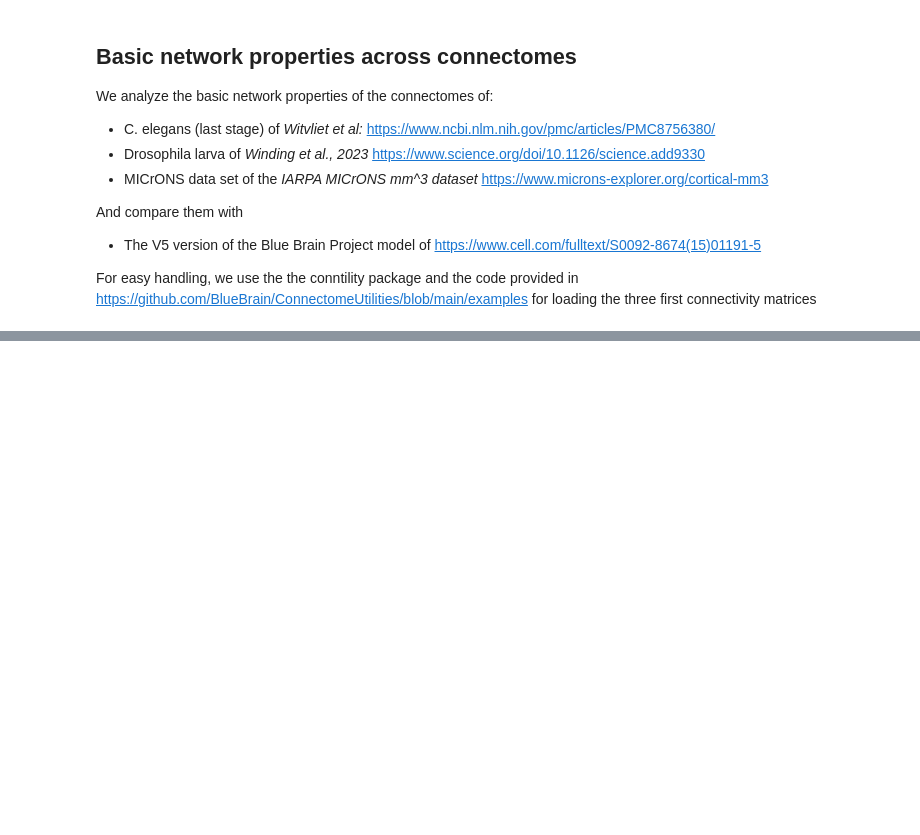
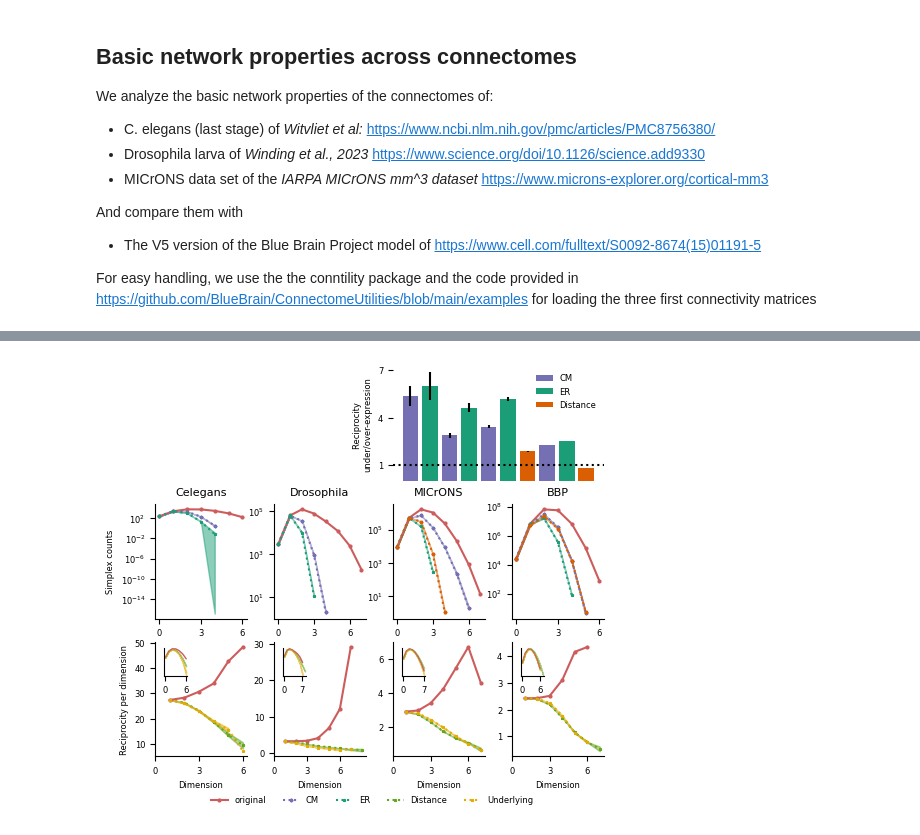
Before and after one commit to BlueBrain/reliability-and-structure, a Jupyter notebook: data_analysis/structural/visualization_and_notebooks/Basic_properties_all_connectomes.ipynb, the cells around one changed output, grey strips where cells are left out. Cells and saved outputs as stored; diff of their text form; code cells hidden in the pictures; blank space fills up the shorter version.

```diff
--- a/data_analysis/structural/visualization_and_notebooks/Basic_properties_all_connectomes.ipynb
+++ b/data_analysis/structural/visualization_and_notebooks/Basic_properties_all_connectomes.ipynb
@@ -259,3 +216,72 @@ fig.savefig("figs/basic_props_opt0.pdf", transparent=True, bbox_inches='tight')
+# %%
+# OPTION 1- log
+width=21*0.7/conversion
+mosaic = [['.', '.', 'rc_den','rc_den'],
+            ['sc_a', 'sc_b','sc_c', 'sc_d'],
+           ['rc_a', 'rc_b','rc_c', 'rc_d']]
+fig, axes =plt.subplot_mosaic(mosaic,figsize=(width, width*3.5/4))
+
+# Reciprocal density
+plot_rc_bar(axes['rc_den'], connectomes)
+axes['rc_den'].axline((0,1), slope=0, linestyle="dotted", color="black")
+axes['rc_den'].set_ylabel("Reciprocity \nunder/over-expression", fontsize=labelsize)
+
+axs=np.array([axes[key] for key in list(axes.keys())[1:]]).reshape(2,4)# For easy handling
+for j, conn in enumerate(connectomes):
+    axs[0, j].set_title(conn, fontsize=titlesize)
+for ax in axs.flatten():
+    ax.tick_params(axis='both', labelsize=ticksize)
+    ax.spines[["top", "right"]].set_visible(False)
+labels=['original']
+for j, conn in enumerate(connectomes):
+    # Simplex counts
+    i=0
+    axs[i,0].set_ylabel("Simplex counts", fontsize=labelsize)
+    for ctr in sc[conn].keys():
+        axs[i,j].set_yscale('log')
+        if ctr=='original':
+            axs[i,j].plot(sc[conn][ctr], color=colors[ctr], marker=markers[ctr],ms=marker_size)
+        elif (ctr!='underlying_model') and (ctr!='bishuffled_model'):
+            if conn=='MICrONS': labels+=[legend[ctr]]
+            df=pd.DataFrame.from_dict(sc[conn][ctr]).fillna(0).astype(int)
+            plot_control(axs[i,j],df,ctr,alpha=0.5, linestyle="dotted", marker=markers[ctr])
+        axs[i,j].minorticks_off()
+
+    # Reciprocal connections
+    i=1
+    axs[i,0].set_ylabel("Reciprocity per dimension", fontsize=labelsize)
+    for ctr in rc[conn].keys():
+        axs[i,j].set_xlabel('Dimension', fontsize=labelsize)
+        if ctr=='original':
+            axs[i,j].plot(rc[conn][ctr].index, rc[conn][ctr]['rc/edges_percent'],
+                          marker=markers[ctr],ms=marker_size, color=colors[ctr])
+        else:
+            if conn=='MICrONS': labels+=[legend[ctr]]
+            df=pd.DataFrame.from_dict({key:rc[conn][ctr][key]['rc/edges_percent'] for key in rc[conn][ctr]})
+            plot_control(axs[i,j],df, ctr, alpha=0.5, linestyle="dotted", marker=markers[ctr])
+    x0, y0, width, height=0.1, 0.7, 0.25, 0.25
+    ax=axs[i,j].inset_axes([x0, y0, width, height])
+    plot_sc_inset(ax, conn)
+
+
+
+# Adding legend
+# Get lines
+h1=axs[0,1].get_lines(); h2=axs[1,1].get_lines()[1:]
+fig.legend(handles=h1+h2, labels=labels, frameon=False, ncols=6, loc=8, bbox_to_anchor=(0.5,0),fontsize=labelsize)
+
+# Fixing tickmark
+for ax in axs.flatten():
+    ax.set_xticks([0,3,6])
+    ax.tick_params(axis='both', labelsize=ticksize)
+    ax.yaxis.get_offset_text().set_fontsize(ticksize)
+
+plt.subplots_adjust(wspace=.3)
+
+
+fig.savefig("figs/basic_props_opt1_log.pdf", transparent=True, bbox_inches='tight')
+# %% [output]
+[figure, added]
 # %%
 # OPTION 2
 width=21*0.8/conversion
```
Also changed, not shown: parts of 9 cells of this notebook, 2 other files.
